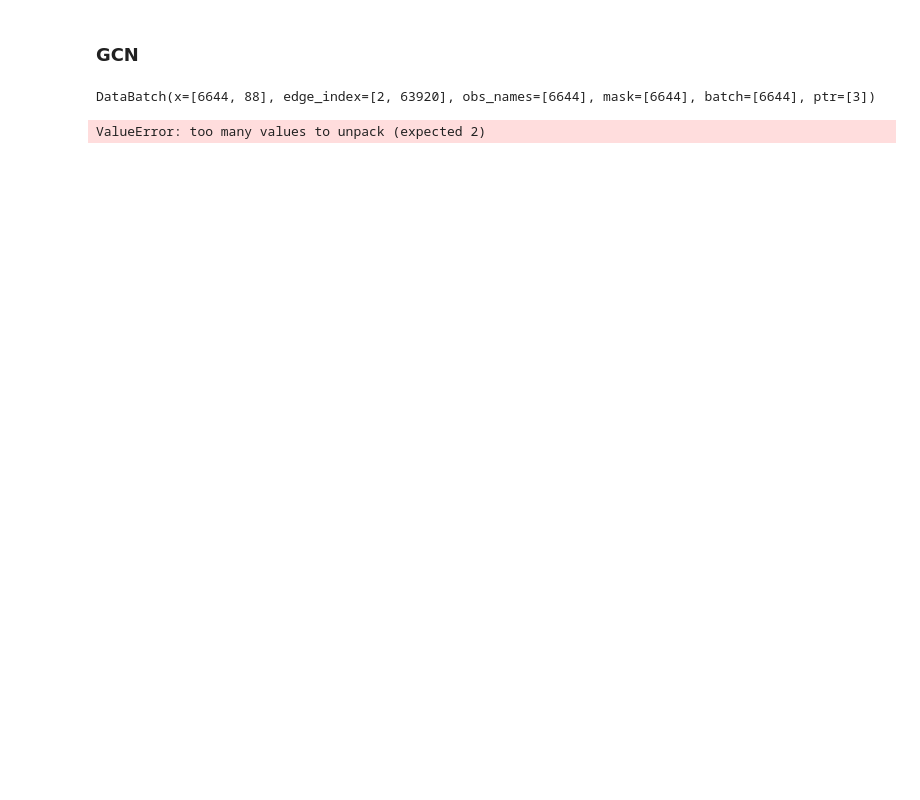
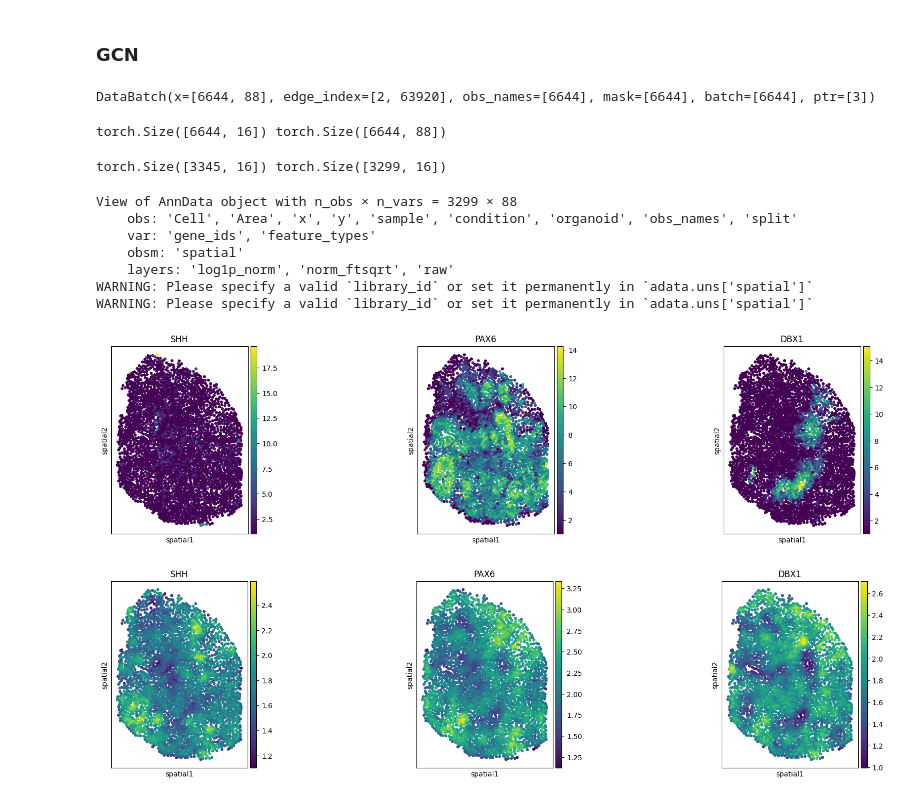
Before and after one commit to theislab/interscale, a Jupyter notebook: docs/notebooks/training/legnini23_training.ipynb, the cells around one changed output. Drawn from its saved outputs; the diff is of its cells as text; code cells hidden in the pictures; blank space fills up the shorter version.

```diff
--- a/docs/notebooks/training/legnini23_training.ipynb
+++ b/docs/notebooks/training/legnini23_training.ipynb
@@ -102,6 +85,7 @@ cfg.defrost()
 cfg.optim.cross_corr = 'gene'
 cfg.dataset.batch_size = 3
 cfg.dataset.pct_mask_nodes = 0.3
+cfg.model.decoder.type = 'nonlinear'
 #cfg.dataset.spatial_neigbors_kwargs.radius = 0
 cfg.freeze()
 # %%
@@ -162,7 +112,7 @@ dm = GraphAnnDataModule(datas=pyg_data_list,
 # %% [output]
 Masked dataloader
 # %%
-#model = LitGCNMasked(cfg)
-model = LitGNNTransformerMasked(cfg)
+model = LitGCNMasked(cfg)
+#model = LitGNNTransformerMasked(cfg)
 # %% [output]
 cross-gene per cellcorrelation metrics
@@ -187,7 +135,8 @@ class MetricsHistory(Callback):
         self.history.append(epoch_dict)
 
 steps_per_epoch = math.ceil(len(train_ds) / cfg.dataset.batch_size)
-early_stop_callback = EarlyStopping(monitor="val_r2", min_delta=0.05, patience=10*steps_per_epoch, verbose=False, mode="max")
+print(steps_per_epoch)
+early_stop_callback = EarlyStopping(monitor="val_r2", min_delta=0.05, patience=20*steps_per_epoch, verbose=False, mode="max")
 lr_monitor = LearningRateMonitor(logging_interval='epoch')
 timer = Timer()
 history_callback = MetricsHistory()
@@ -194,6 +145,6 @@ history_callback = MetricsHistory()
 # %%
 trainer = pl.Trainer(min_epochs=1,
-                     max_epochs=10000,
+                     max_epochs=3000,
                      enable_progress_bar=False,
                      callbacks=[lr_monitor, early_stop_callback, timer, history_callback],
                      log_every_n_steps=steps_per_epoch,
@@ -299,9 +238,10 @@ for i, batch in enumerate(dm.test_dataloader()):
     x, z = model.evaluation(batch)
 # %% [output]
 DataBatch(x=[6644, 88], edge_index=[2, 63920], obs_names=[6644], mask=[6644], batch=[6644], ptr=[3])
-ValueError: too many values to unpack (expected 2)
 # %%
 print(x.shape, z.shape)
+# %% [output]
+torch.Size([6644, 16]) torch.Size([6644, 88])
 # %%
 x_list, z_list = [], []
 for batch_idx in np.unique(batch.batch):
@@ -309,24 +249,36 @@ for batch_idx in np.unique(batch.batch):
     z_list.append(z[batch.batch == batch_idx])
 # %%
 print(x_list[0].shape, x_list[1].shape)
+# %% [output]
+torch.Size([3345, 16]) torch.Size([3299, 16])
 # %%
 sample = 'slide1_B2-1'
 idx = 1
 
 sub_adata = adata[adata.obs['sample']==sample]
 print(sub_adata)
 sub_adata.layers['gnn_z'] = z_list[idx].detach().numpy()
 sq.pl.spatial_scatter(
     sub_adata,
-    color = ['SHH'],
+    color = ['SHH', 'PAX6', 'DBX1'],
     layer = 'norm_ftsqrt',
-    cmap = 'viridis_r',
+    cmap = 'viridis',
     shape= None
 )
 sq.pl.spatial_scatter(
     sub_adata,
-    color = ['SHH'],
+    color = ['SHH', 'PAX6', 'DBX1'],
     layer = 'gnn_z',
-    cmap = 'viridis_r',
+    cmap = 'viridis',
     shape= None
 )
+# %% [output]
+View of AnnData object with n_obs × n_vars = 3299 × 88
+    obs: 'Cell', 'Area', 'x', 'y', 'sample', 'condition', 'organoid', 'obs_names', 'split'
+    var: 'gene_ids', 'feature_types'
+    obsm: 'spatial'
+    layers: 'log1p_norm', 'norm_ftsqrt', 'raw'
+WARNING: Please specify a valid `library_id` or set it permanently in `adata.uns['spatial']`
+WARNING: Please specify a valid `library_id` or set it permanently in `adata.uns['spatial']`
+[figure, added]
+[figure, added]
```
Also changed, not shown: parts of 18 cells of this notebook, 19 other files.
